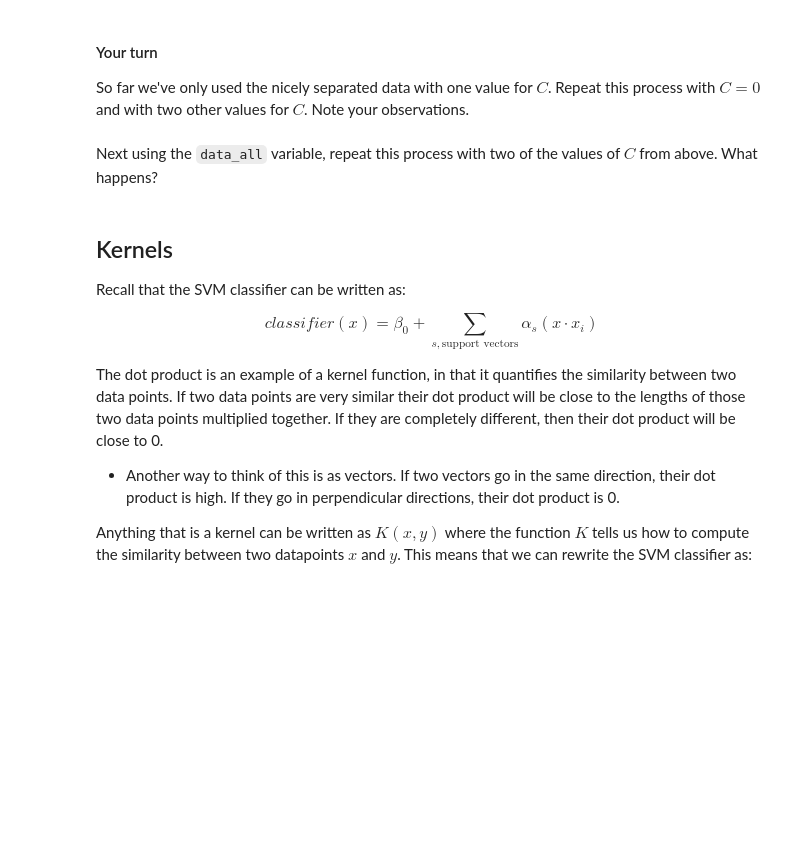
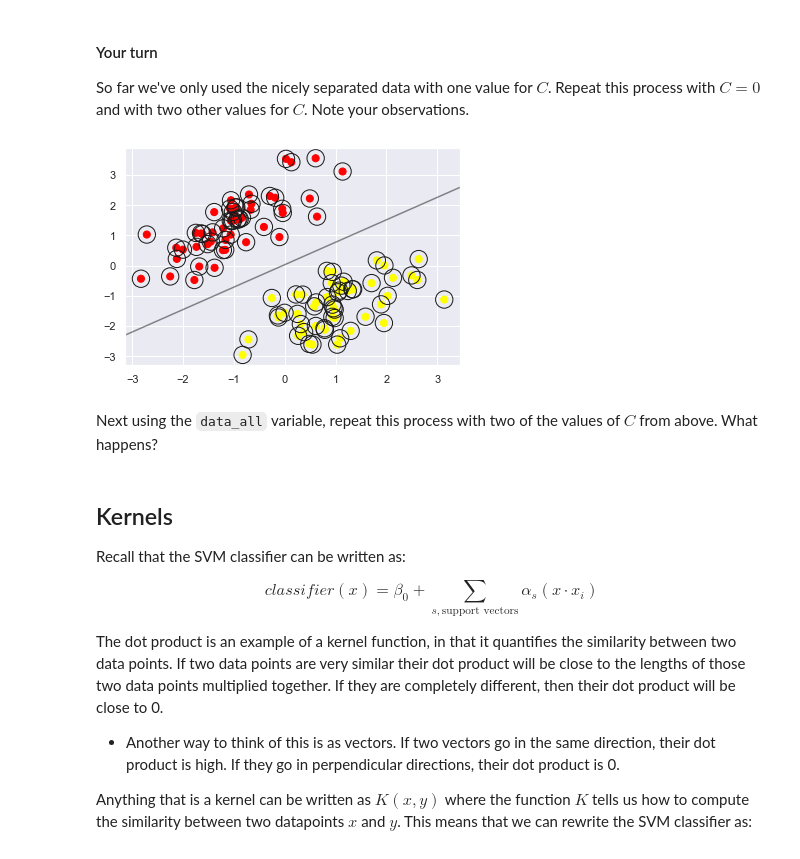
Before and after one commit to comp-machine-learning-general/course-materials, a Jupyter notebook: Labs/Lab15-SVM2/Lab15.ipynb, the cells around one changed output. Cells and saved outputs as stored; diff of their text form; code cells hidden in the pictures; blank space fills up the shorter version.

```diff
--- a/Labs/Lab15-SVM2/Lab15.ipynb
+++ b/Labs/Lab15-SVM2/Lab15.ipynb
@@ -200,14 +216,16 @@ So far we've only used the nicely separated data with one value for $C$. Repeat
 # %%
 # Create the details of the model
 # Set C = 0
-second_SVM = SVC(kernel="linear", C=???)
+second_SVM = SVC(kernel="linear", C=1E-14)
 
 # Fit the model to our data
 second_SVM.fit(inputs, classes)
 
 # Plot the decision boundary with the supports labeled
 plt.scatter(inputs[:, 0], inputs[:, 1], c=classes, s=50, cmap='autumn')
 plot_svc_decision_function(second_SVM, plot_support=True);
+# %% [output]
+[figure, added]
 # %%
 # Create the details of the model
 # Set C equal to another positive value
```
Also changed, not shown: parts of 5 cells of this notebook, 4 other files.
